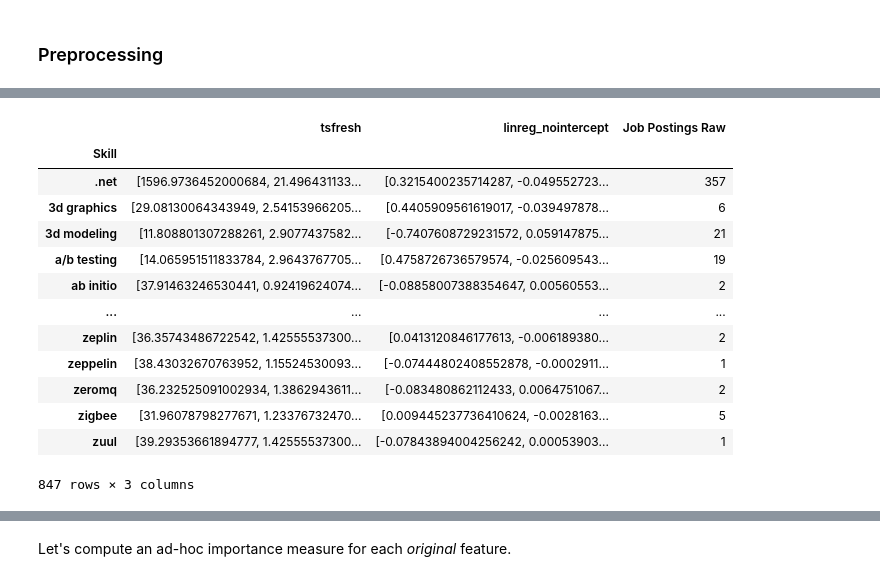
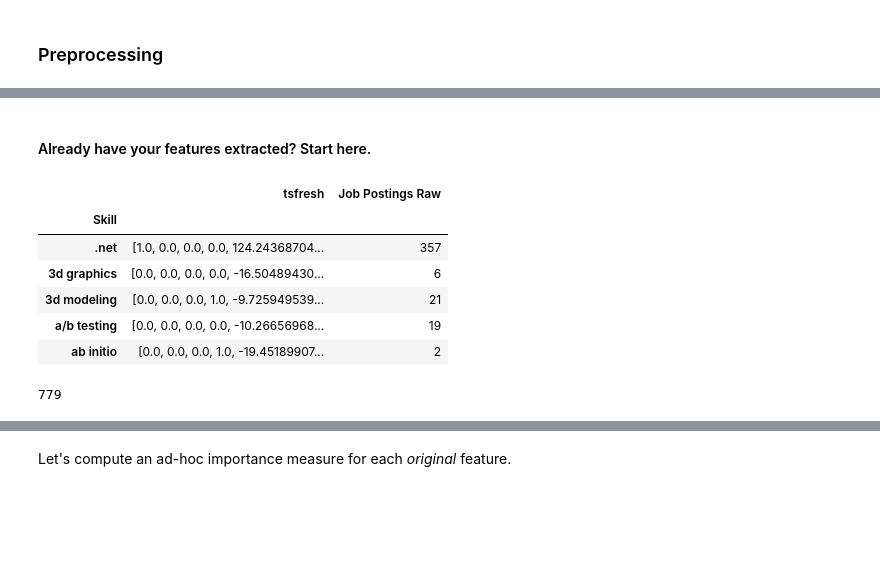
Before and after one commit to RamtinYazdanian/job_skill_trend_analysis, a Jupyter notebook: notebooks/emerging_skill_analysis.ipynb, the cells around one changed output, grey strips where cells are left out. Saved outputs shown, nothing was run; the diff lists cells and outputs as text; code cells hidden in the pictures; blank space fills up the shorter version.

```diff
--- a/notebooks/emerging_skill_analysis.ipynb
+++ b/notebooks/emerging_skill_analysis.ipynb
@@ -1017,30 +761,41 @@ params_to_use = {'tsfresh':{}, 'linreg_nointercept':{'degree': 2}, 'orig': {}}
-# %%
-# with open('raw_orig_values_df_and_mean_corrected_harsh_normalisation.pkl', 'rb') as f:
-#     log_features_df, log_mean = pickle.load(f)
-
-
-# with open('orig_values_df_and_mean_corrected_harsh_normalisation.pkl', 'rb') as f:
-#     log_orig_df, log_orig_mean = pickle.load(f)
-
-
-
-with open('log_features_df_and_mean_corrected_harsh_normalisation.pkl', 'rb') as f:
-    log_features_df, log_mean = pickle.load(f)
+# %% [markdown]
+#### Already have your features extracted? Start here.
+# %%
+# with open('raw_orig_values_df_and_mean_corrected_harsh_normalisation.pkl', 'rb') as f:
+#     features_df, ts_mean_values = pickle.load(f)
+
+# with open('raw_features_df_and_mean_corrected_harsh_normalisation_2.pkl', 'rb') as f:
+#     features_df, ts_mean_values = pickle.load(f)
+
+# with open('bin_orig_features_df_and_mean_corrected_harsh_normalisation_2.pkl', 'rb') as f:
+#     features_df, ts_mean_values = pickle.load(f)
+
+# with open('bin_features_df_and_mean_corrected_harsh_normalisation_2.pkl', 'rb') as f:
+#     features_df, ts_mean_values = pickle.load(f)
+
+# with open('orig_values_df_and_mean_corrected_harsh_normalisation.pkl', 'rb') as f:
+#     features_df, ts_mean_values = pickle.load(f)
+
+with open('log_features_df_and_mean_corrected_harsh_normalisation_2.pkl', 'rb') as f:
+    features_df, ts_mean_values = pickle.load(f)
+
+# with open('log_features_halfyear_df_and_mean_corrected_harsh_normalisation.pkl', 'rb') as f:
+#     features_df, ts_mean_values = pickle.load(f)
+
+# with open('log_features_df_and_mean_corrected_quarterly.pkl', 'rb') as f:
+#     features_df, ts_mean_values = pickle.load(f)
 # %%
-log_features_df['2018-2019']
+features_df['2018-2019'].head()
 # %% [output]
-|  | tsfresh | linreg_nointercept | Job Postings Raw |
-| Skill |  |  |  |
-| .net | [1596.9736452000684, 21.496431133... | [0.3215400235714287, -0.049552723... | 357 |
-| 3d graphics | [29.08130064343949, 2.54153966205... | [0.4405909561619017, -0.039497878... | 6 |
-| 3d modeling | [11.808801307288261, 2.9077437582... | [-0.7407608729231572, 0.059147875... | 21 |
-| a/b testing | [14.065951511833784, 2.9643767705... | [0.4758726736579574, -0.025609543... | 19 |
-| ab initio | [37.91463246530441, 0.92419624074... | [-0.08858007388354647, 0.00560553... | 2 |
-| ... | ... | ... | ... |
-| zeplin | [36.35743486722542, 1.42555537300... | [0.0413120846177613, -0.006189380... | 2 |
-| zeppelin | [38.43032670763952, 1.15524530093... | [-0.07444802408552878, -0.0002911... | 1 |
-| zeromq | [36.232525091002934, 1.3862943611... | [-0.083480862112433, 0.0064751067... | 2 |
-| zigbee | [31.96078798277671, 1.23376732470... | [0.009445237736410624, -0.0028163... | 5 |
-| zuul | [39.29353661894777, 1.42555537300... | [-0.07843894004256242, 0.00053903... | 1 |
+|  | tsfresh | Job Postings Raw |
+| Skill |  |  |
+| .net | [1.0, 0.0, 0.0, 0.0, 124.24368704... | 357 |
+| 3d graphics | [0.0, 0.0, 0.0, 0.0, -16.50489430... | 6 |
+| 3d modeling | [0.0, 0.0, 0.0, 1.0, -9.725949539... | 21 |
+| a/b testing | [0.0, 0.0, 0.0, 0.0, -10.26656968... | 19 |
+| ab initio | [0.0, 0.0, 0.0, 1.0, -19.45189907... | 2 |
-847 rows × 3 columns
+# %%
+len(features_df['2018-2019'].tsfresh.values[0])
+# %% [output]
+779
 # %%
```
Also changed, not shown: parts of 280 cells of this notebook, 3 other files.
